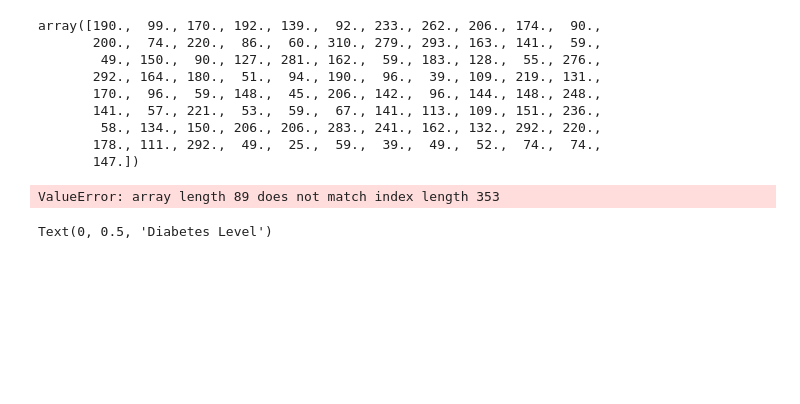
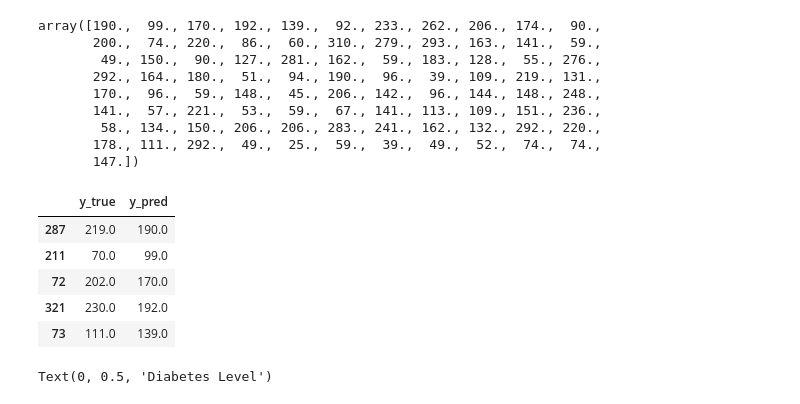
Before and after one commit to davidofitaly/05_decision_tree_regression_projects, a Jupyter notebook: Untitled288.ipynb, the cells around one changed output. Saved outputs shown, nothing was run; the diff lists cells and outputs as text; code cells hidden in the pictures; blank space fills up the shorter version.

```diff
--- a/Untitled288.ipynb
+++ b/Untitled288.ipynb
@@ -311,17 +311,19 @@ array([190.,  99., 170., 192., 139.,  92., 233., 262., 206., 174.,  90.,
        178., 111., 292.,  49.,  25.,  59.,  39.,  49.,  52.,  74.,  74.,
        147.])
 # %%
-y_true = y_train
-
 predict = pd.DataFrame(data={
-    'y_true': y_train,
-    'y_pred': y_pred
-
+    'y_true': y_test,
+    'y_pred': y_pred,
 })
 
-predict
+predict.head()
 # %% [output]
-ValueError: array length 89 does not match index length 353
+|  | y_true | y_pred |
+| 287 | 219.0 | 190.0 |
+| 211 | 70.0 | 99.0 |
+| 72 | 202.0 | 170.0 |
+| 321 | 230.0 | 192.0 |
+| 73 | 111.0 | 139.0 |
 # %%
 plt.figure(figsize=(8,6))
 plt.title('Decision Tree Regressor')
```
Also changed, not shown: parts of 3 cells of this notebook.
